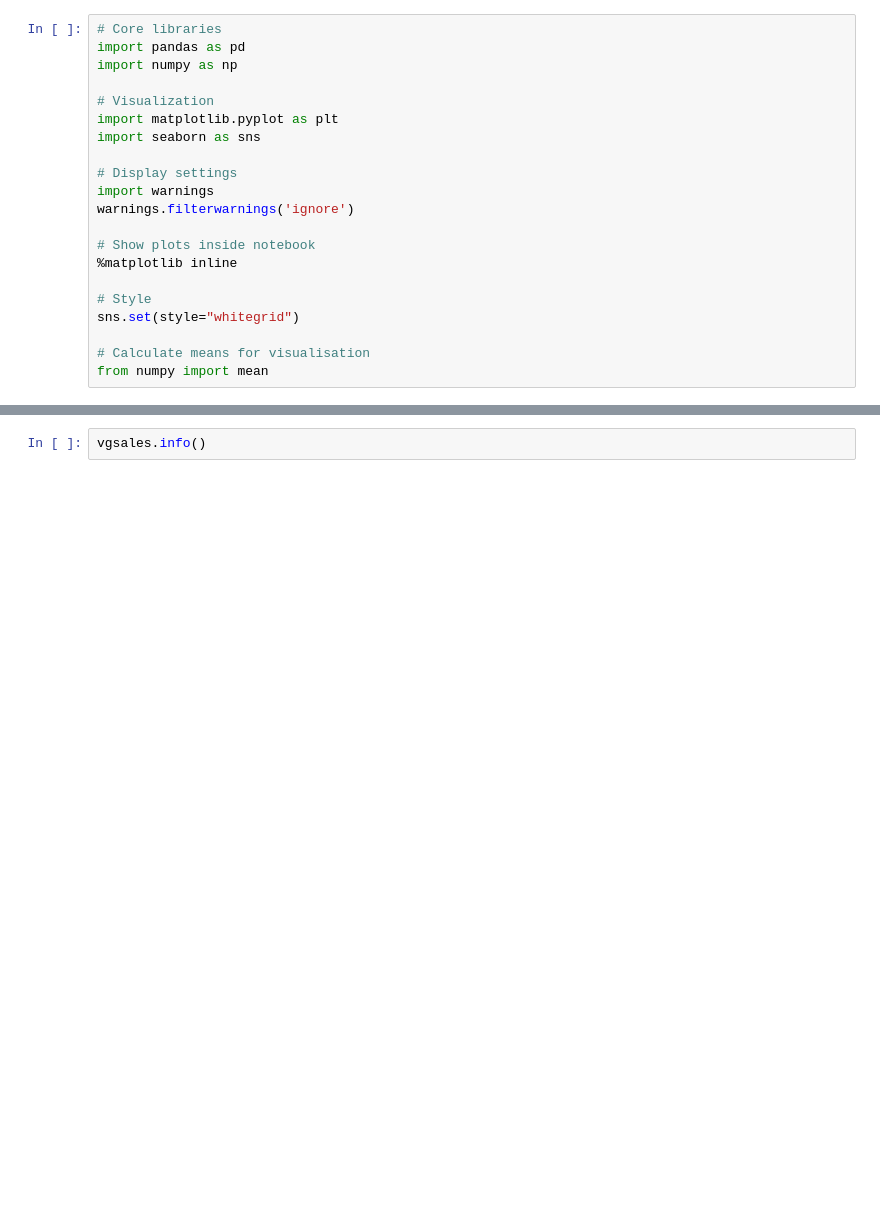
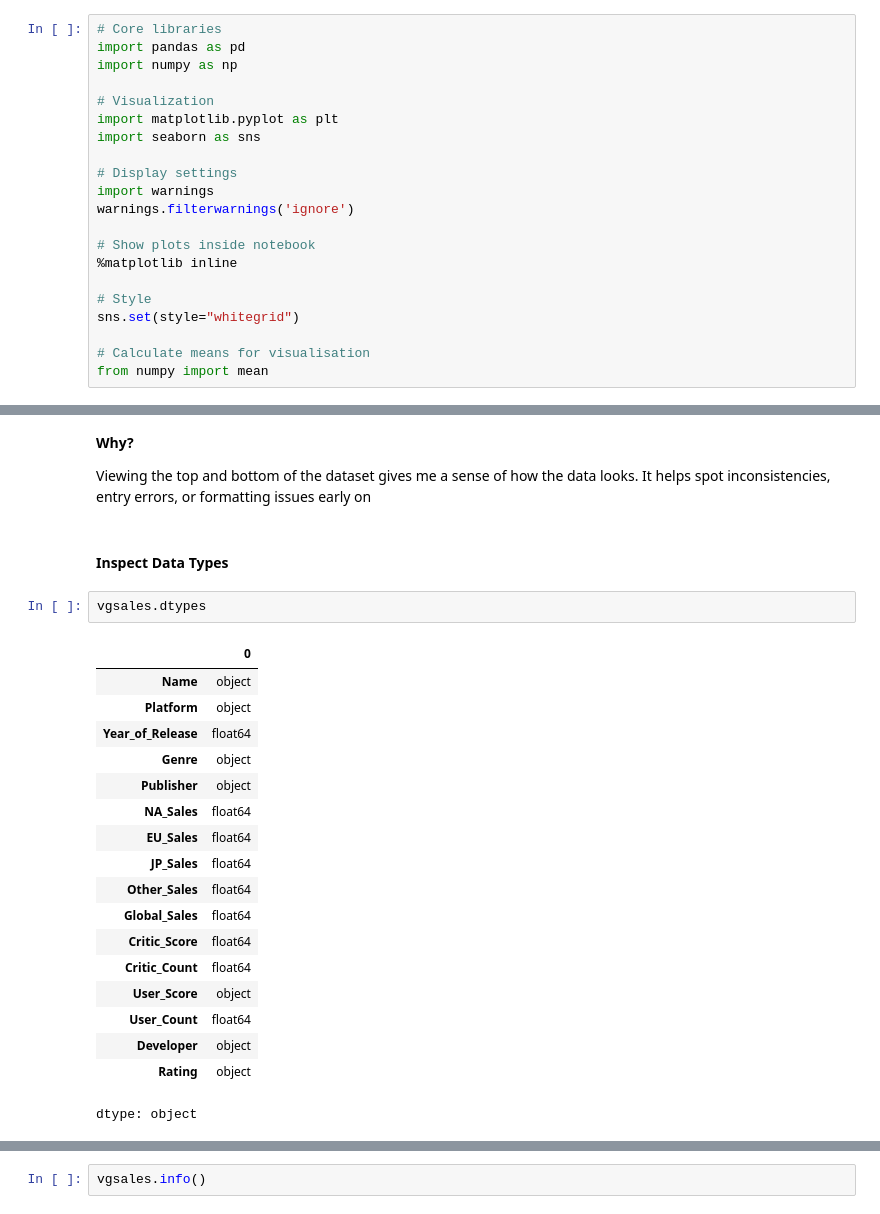
Before and after one commit to eleanorbucke21/ca1_DATA_VISUALISATION, a Jupyter notebook: DataVisualisationCA.ipynb, the cells around one changed output, grey strips where cells are left out. Saved outputs shown, nothing was run; the diff lists cells and outputs as text; blank space fills up the shorter version.

```diff
--- a/DataVisualisationCA.ipynb
+++ b/DataVisualisationCA.ipynb
@@ -73,0 +88,27 @@ vgsales.head()
+# %% [markdown]
+**Why?**
+
+Viewing the top and bottom of the dataset gives me a sense of how the data looks. It helps spot inconsistencies, entry errors, or formatting issues early on
+# %% [markdown]
+#### Inspect Data Types
+# %%
+vgsales.dtypes
+# %% [output]
+|  | 0 |
+| Name | object |
+| Platform | object |
+| Year_of_Release | float64 |
+| Genre | object |
+| Publisher | object |
+| NA_Sales | float64 |
+| EU_Sales | float64 |
+| JP_Sales | float64 |
+| Other_Sales | float64 |
+| Global_Sales | float64 |
+| Critic_Score | float64 |
+| Critic_Count | float64 |
+| User_Score | object |
+| User_Count | float64 |
+| Developer | object |
+| Rating | object |
+dtype: object
```
Also changed, not shown: parts of 30 cells of this notebook.
